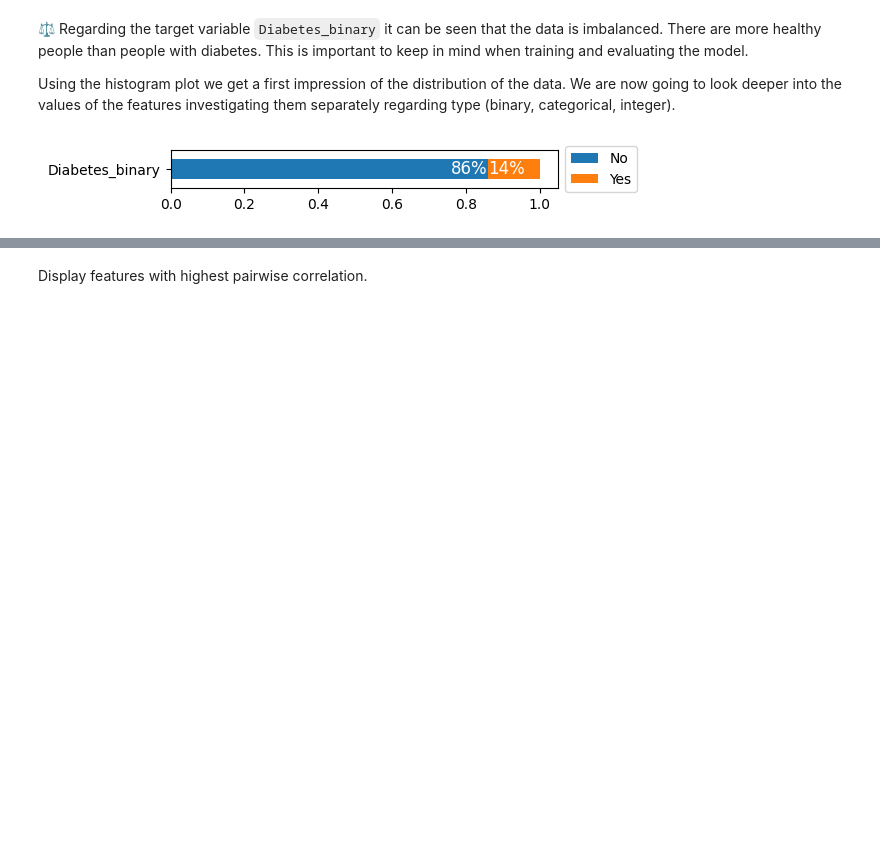
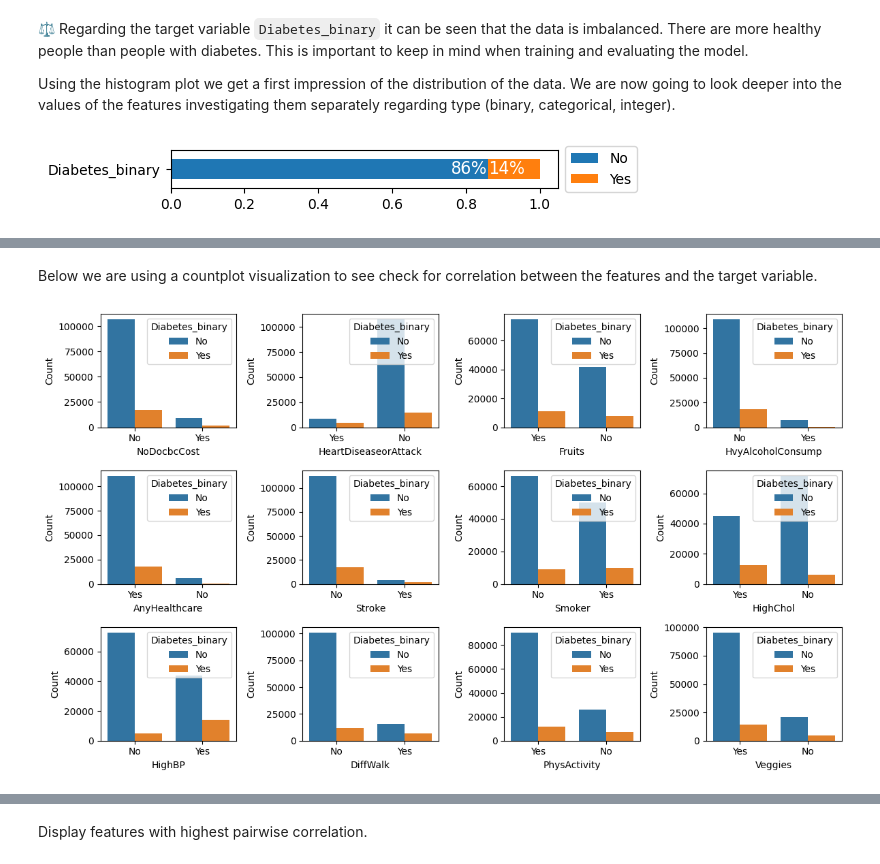
Before and after one commit to ai2ys/CDC-Diabetes-Health-Indicators, a Jupyter notebook: eda.ipynb, the cells around one changed output, grey strips where cells are left out. Drawn from its saved outputs; the diff is of its cells as text; code cells hidden in the pictures; blank space fills up the shorter version.

Commit message:
Adding more plots

```diff
--- a/eda.ipynb
+++ b/eda.ipynb
@@ -557,15 +578,20 @@ Some of the binary variables are not balanced, meaning that there are more patie
+# %% [markdown]
+Below we are using a countplot visualization to see check for correlation between the features and the target variable.
 # %%
 import warnings
 warnings.simplefilter(action="ignore", category=FutureWarning)
 
-# seaborn grouped barplots
-fig, axes = plt.subplots(3, 4, figsize=(20, 15))
+fig, axes = plt.subplots(3, 4, figsize=(12, 7))
 axes = axes.flatten()
 for ax, feature_name in zip(axes, feature_names_binary_yn):
-    sns.countplot(x=feature_name, hue=target_name, data=df_train_plot, ax=ax)
+    sns.countplot(df_train_plot, x=feature_name, hue=target_name, ax=ax,)
     ax.set_xlabel(feature_name)
     ax.set_ylabel('Count')
-    ax.legend(title=target_name)
 
+# share legend
+#handles, labels = ax.get_legend_handles_labels()
+#fig.legend(handles, labels, loc='upper center', bbox_to_anchor=(0.5, 1.1), ncol=2, title=target_name)
 plt.tight_layout()
 plt.show()
+# %% [output]
+[figure, added]
```
Also changed, not shown: parts of 31 cells of this notebook.
